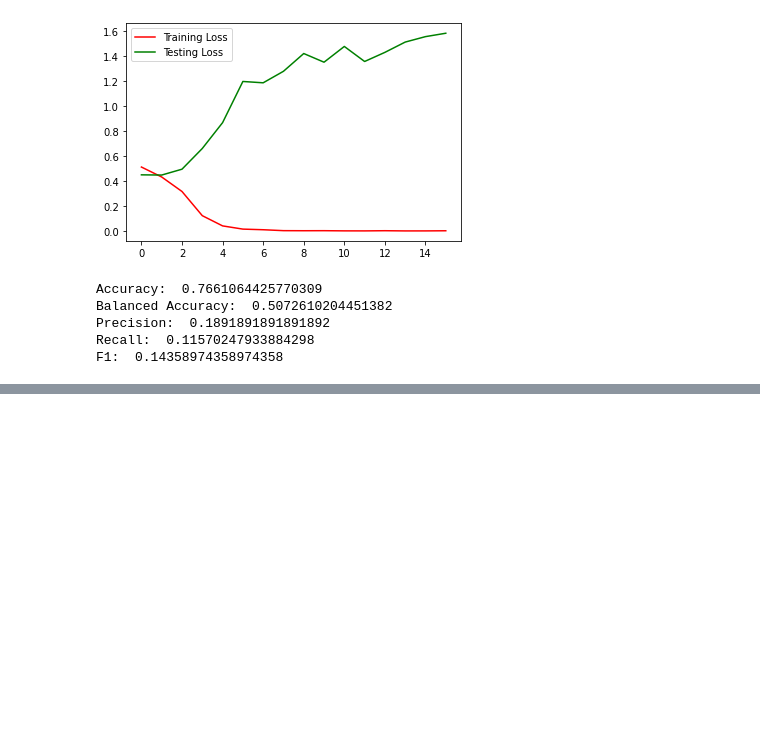
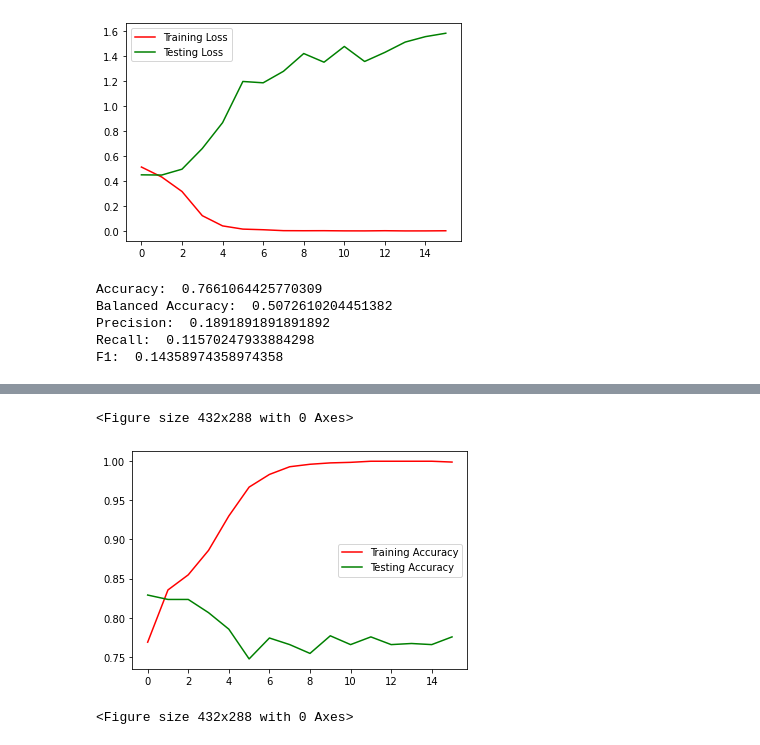
Before and after one commit to AmirAbaskohi/SemEval2022-Task6-Sarcasm-Detection, a Jupyter notebook: SarcasmDetection.ipynb, the cells around one changed output, grey strips where cells are left out. Drawn from its saved outputs; the diff is of its cells as text; code cells hidden in the pictures; blank space fills up the shorter version.

```diff
--- a/SarcasmDetection.ipynb
+++ b/SarcasmDetection.ipynb
@@ -1316,0 +1400,2 @@ F1:  0.14358974358974358
+# %%
+history_isarcasm_2 = model_lstm.fit(padded_isarcasm, train_labels_isarcasm, epochs=16, validation_data=(test_padded_isarcasm, test_labels_isarcasm))
@@ -1316,0 +1420,11 @@ F1:  0.14358974358974358
+# %%
+epochs=range(len(history_isarcasm_2.history['accuracy']))
+
+plt.plot(epochs,history_isarcasm_2.history['accuracy'],'r',label='Training Accuracy')
+plt.plot(epochs,history_isarcasm_2.history['val_accuracy'],'g',label='Testing Accuracy')
+plt.legend()
+plt.figure()
+# %% [output]
+<Figure size 432x288 with 0 Axes>
+[figure, added]
+<Figure size 432x288 with 0 Axes>
```
Also changed, not shown: parts of 21 cells of this notebook.
